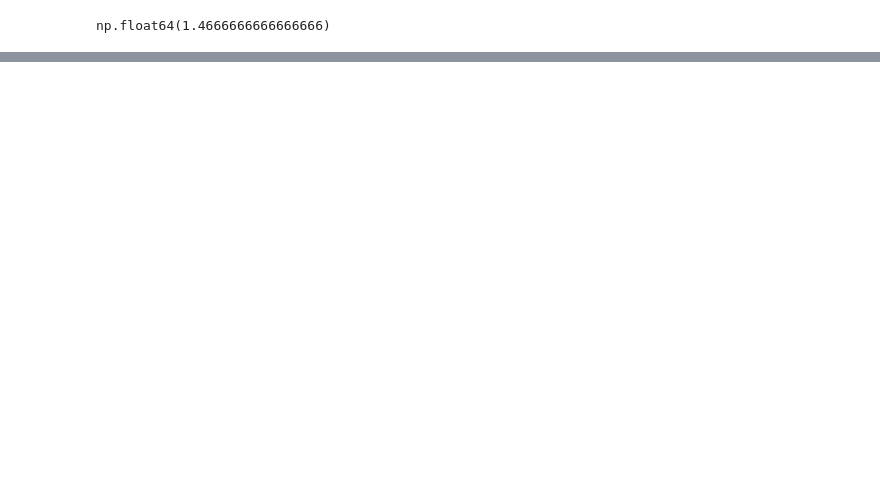
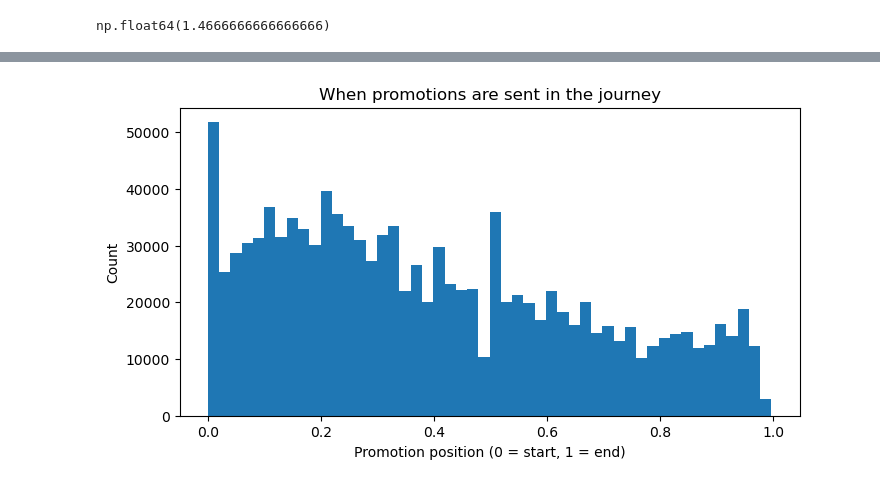
Before and after one commit to yubenjamin2022/UCLAStatsM148, a Jupyter notebook: assignment1.ipynb, the cells around one changed output, grey strips where cells are left out. Drawn from its saved outputs; the diff is of its cells as text; code cells hidden in the pictures; blank space fills up the shorter version.

Commit message:
Analysis for promotions

```diff
--- a/assignment1.ipynb
+++ b/assignment1.ipynb
@@ -416,0 +449,2 @@ plt.show()
+# %%
+df = pl.read_parquet("data/journeys_flattened.parquet")
@@ -416,0 +472,41 @@ plt.show()
+# %%
+df = df.with_columns([
+    # did a promotion occur at all?
+    pl.col("event_names").list.contains("promotion_created").alias("has_promo"),
+
+    # index of first promotion (null if none)
+    pl.col("event_names")
+      .list.eval(pl.element().eq("promotion_created"))
+      .list.arg_max()
+      .alias("promo_index"),
+
+    # journey length
+    pl.col("event_names").list.len().alias("journey_length"),
+
+    # order shipped = success
+    pl.col("event_names").list.contains("order_shipped").alias("order_shipped"),
+
+    # journey start / end
+    pl.col("timestamps").list.first().alias("start_time"),
+    pl.col("timestamps").list.last().alias("end_time"),
+])
+# %%
+df = df.with_columns(
+    (pl.col("promo_index") / pl.col("journey_length"))
+    .alias("promo_stage_frac")
+)
+# %%
+promo_stage = (
+    df.filter(pl.col("has_promo"))
+      .select("promo_stage_frac")
+      .to_pandas()
+)
+# %%
+plt.figure(figsize=(8,4))
+plt.hist(promo_stage["promo_stage_frac"], bins=50)
+plt.xlabel("Promotion position (0 = start, 1 = end)")
+plt.ylabel("Count")
+plt.title("When promotions are sent in the journey")
+plt.show()
+# %% [output]
+[figure, added]
```
Also changed, not shown: parts of 27 cells of this notebook.
